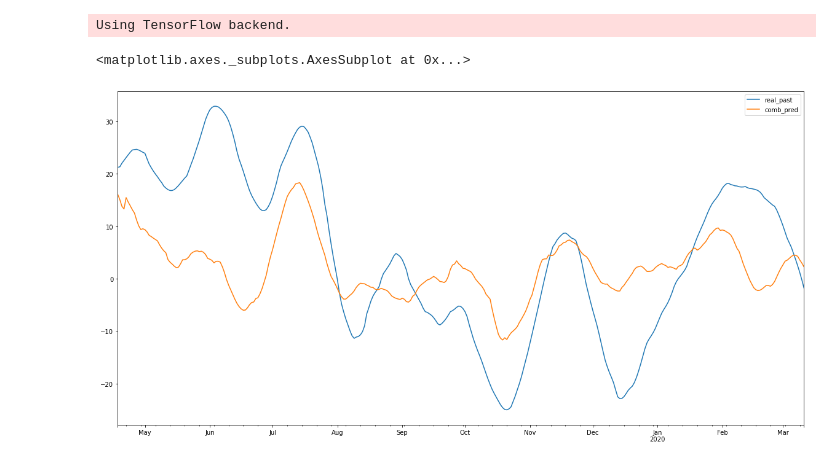
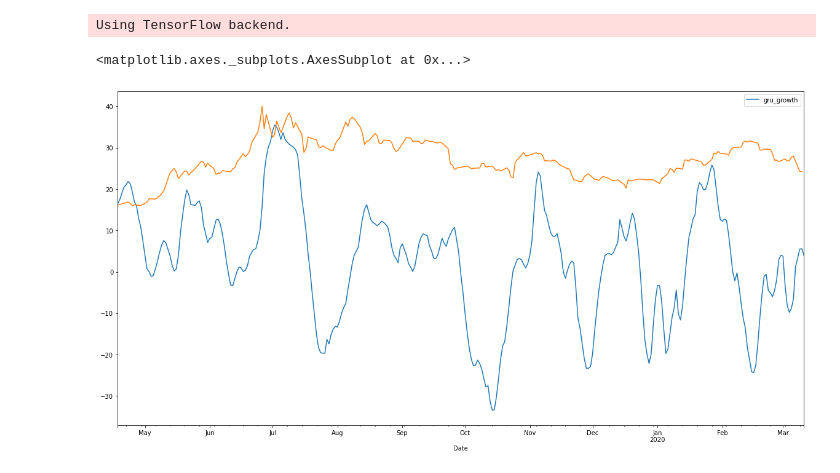
Before and after one commit to herrfeder/DataScientist, a Jupyter notebook: Project_05_Capstone_Stock_Chart_Analysis/05_decision_algorithm.ipynb, the cells around one changed output. Saved outputs shown, nothing was run; the diff lists cells and outputs as text; code cells hidden in the pictures.

```diff
--- a/Project_05_Capstone_Stock_Chart_Analysis/05_decision_algorithm.ipynb
+++ b/Project_05_Capstone_Stock_Chart_Analysis/05_decision_algorithm.ipynb
@@ -13,7 +14,6 @@ Using TensorFlow backend.
 # %%
 dates = do_big.get_forecast_dates()
 # %%
-budget = 100000
 
 growth_list = []
 for curr_day in dates[30:]:
@@ -26,14 +26,15 @@ for curr_day in dates[30:]:
     real_price, real_30 = do_big.get_real_price(curr_day, shift=-31)
 
     curr_date = datetime.strptime(curr_day, "%Y-%m-%d")
-    future_offset = curr_date + DateOffset(25)
-    past_offset = curr_date + DateOffset(-30)
+    future_offset = curr_date + DateOffset(31)
+
+    past_offset = curr_date + DateOffset(-10)
 
 
     ari_future = ari_df[(ari_df.index < future_offset) & (ari_df.index >= curr_date)].iloc[-25:].rolling(window=5, min_periods=1).mean()
     ari_growth = np.round(100 - ((ari_future[0]/ari_future[-1])*100),2)
     day_dict["ari_growth"] = ari_growth
-    gru_future = gru_df[(gru_df.index < future_offset) & (gru_df.index >= curr_date)].iloc[-20:].rolling(window=5, min_periods=1).mean()
+    gru_future = gru_df[(gru_df.index < future_offset) & (gru_df.index >= curr_date)].iloc[-25:].rolling(window=5, min_periods=1).mean()
     gru_growth = np.round(100 - ((gru_future.values[0]/gru_future.values[-1])*100),2)[0]
     day_dict["gru_growth"] = gru_growth
     #real_future = real_30.iloc[-15:,:].rolling(window=5, min_periods=1).mean()
@@ -49,8 +50,9 @@ for curr_day in dates[30:]:
 growth_dict = pd.DataFrame(growth_list, index=ari_df.index[30:-30])
 # %%
 growth_dict["comb_pred"] = (growth_dict["ari_growth"] + growth_dict["gru_growth"]) / 2
-# %%
-growth_dict[["real_past","comb_pred"]].rolling(window=20, min_periods=1).mean().plot(figsize=(20,10))
-# %% [output]
-<matplotlib.axes._subplots.AxesSubplot at 0x...>
-[figure, removed]
+# %%
+growth_dict[["gru_growth"]].plot(figsize=(20,10))
+(((real_price["bitcoin_Price"].iloc[30:]*10)/real_price["bitcoin_Price"].iloc[30:].max())*4).plot()
+# %% [output]
+<matplotlib.axes._subplots.AxesSubplot at 0x...>
+[figure, added]
```
Also changed, not shown: parts of 13 cells of this notebook, 3 other files.
